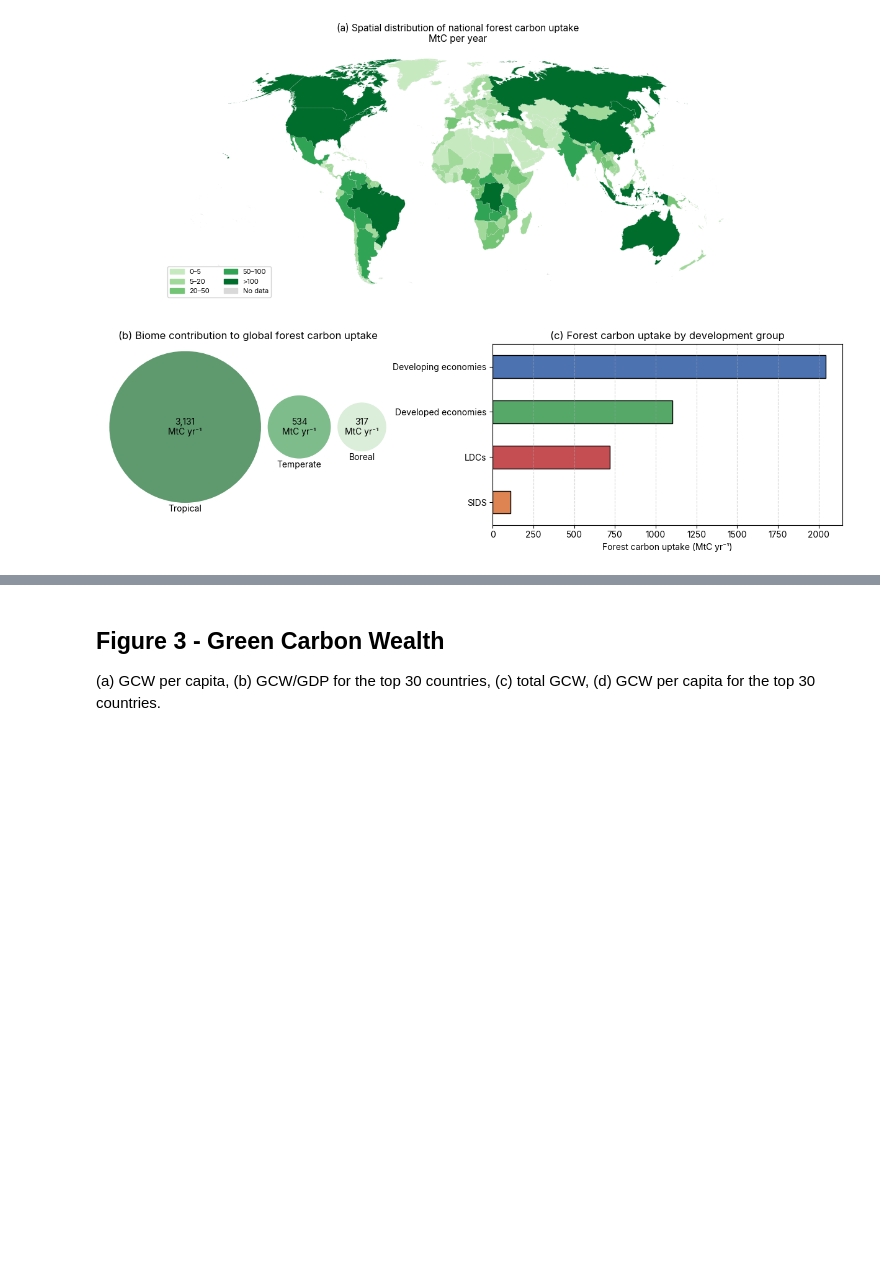
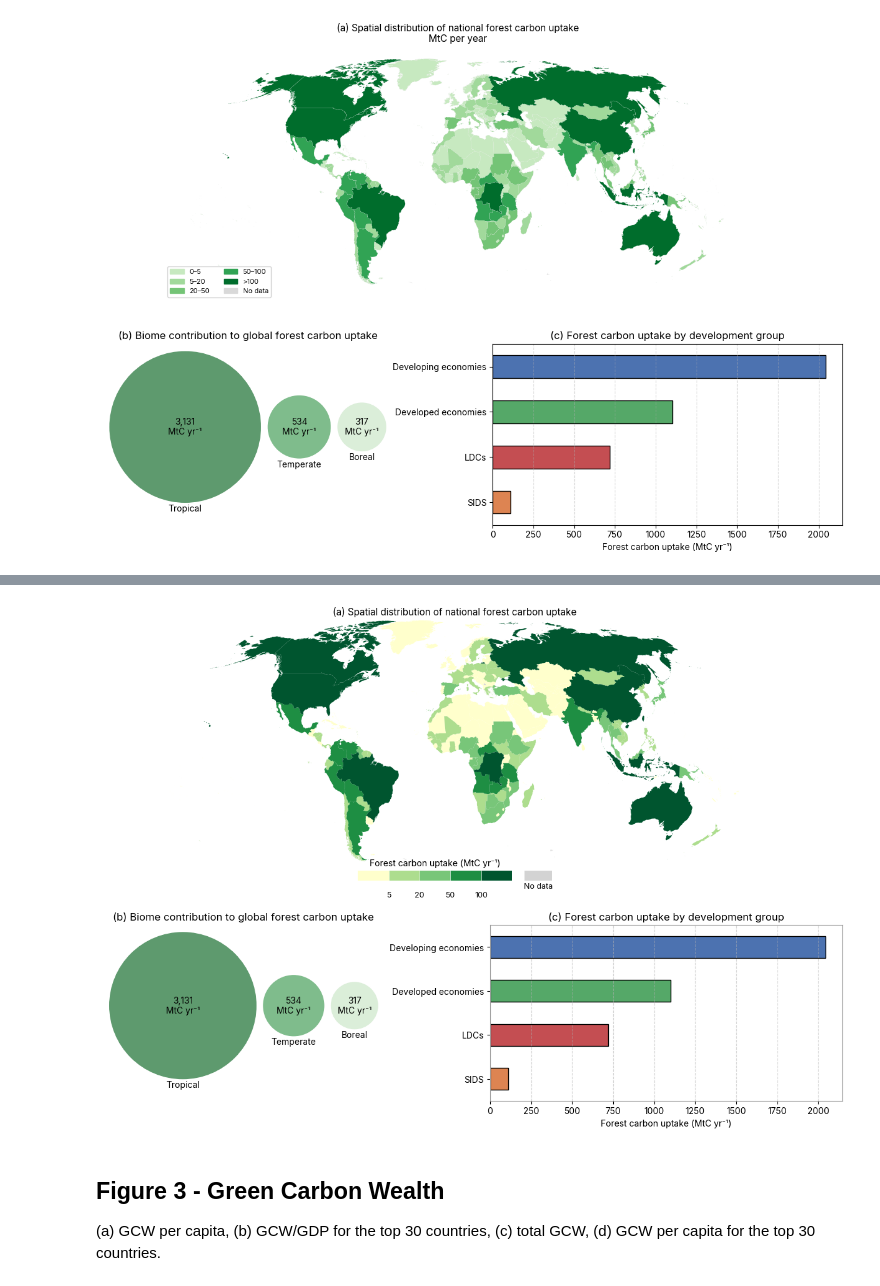
Before and after one commit to aurvl/ncw, a Jupyter notebook: notebooks/03_figures.ipynb, the cells around one changed output, grey strips where cells are left out. Cells and saved outputs as stored; diff of their text form; code cells hidden in the pictures; blank space fills up the shorter version.

```diff
--- a/notebooks/03_figures.ipynb
+++ b/notebooks/03_figures.ipynb
@@ -676,3 +678,91 @@ save(fig, "figure2")
 # %% [output]
 [skipped] figure2 not saved (SAVE_FIGURES = False)
 [figure]
+# %%
+# Figure 2 - same as above, with (a) drawn like the figure 1 map and grey spines on (c)
+from matplotlib.patches import Rectangle
+
+UPTAKE_BINS = [-np.inf, 5, 20, 50, 100, np.inf]
+UPTAKE_LABELS = ["0–5", "5–20", "20–50", "50–100", ">100"]
+UPTAKE_TICKS = ["5", "20", "50", "100"]          # inner bin edges, as on the figure 1 legend
+SPINE_GREY = "#9E9E9E"
+
+uptake_mtc = gcw.set_index("iso3")["uptake_tco2_yr_mean"] / CO2_PER_C / 1e6
+biome_area = pd.read_csv(SUMMARY / "forest_area_by_biome.csv").query("variant == 'excl_mangroves'")
+rates = pd.read_csv(SUMMARY / "biome_rates.csv").set_index("pan_biome")["rate_tc_ha_yr_mean"]
+biome_mtc = (biome_area.groupby("pan_biome")["area_ha"].sum() * rates / 1e6).sort_values(ascending=False)
+
+
+def segmented_legend(ax, seg_colors, ticks, title):
+    """Horizontal segmented legend with a separate 'No data' box (figure 1 style)."""
+    seg_w, bar_h, y0, gap, nd_w = 1.0, 0.45, 0.45, 0.40, 0.9
+    for i, color in enumerate(seg_colors):
+        ax.add_patch(Rectangle((i * seg_w, y0), seg_w, bar_h, facecolor=color, edgecolor="none"))
+    for x_sep in range(1, len(seg_colors)):
+        ax.axvline(x_sep, ymin=y0, ymax=y0 + bar_h, color="white", linewidth=0.5)
+    ax.set_xticks(range(1, len(seg_colors)))
+    ax.set_xticklabels(ticks, fontsize=9)
+    ax.tick_params(axis="x", length=0, pad=1)
+    no_data_x = len(seg_colors) * seg_w + gap
+    ax.add_patch(Rectangle((no_data_x, y0), nd_w, bar_h, facecolor=MISSING_COLOR, edgecolor="none"))
+    ax.text(no_data_x + nd_w / 2, y0 - 0.08, "No data", fontsize=9, ha="center", va="top")
+    ax.text(len(seg_colors) * seg_w / 2, 1.05, title, fontsize=10, ha="center", va="bottom")
+    ax.set_xlim(0, no_data_x + nd_w)
+    ax.set_ylim(0, 1)
+    ax.set_yticks([])
+    ax.set_facecolor("none")
+    for spine in ax.spines.values():
+        spine.set_visible(False)
+
+
+fig = plt.figure(figsize=(16, 10))
+grid = fig.add_gridspec(2, 2, height_ratios=[1.4, 1], hspace=0.28)
+
+# (a) map, figure 1 style: same palette, no borders, segmented legend below the map
+ax = fig.add_subplot(grid[0, :])
+uptake_data = world.merge(uptake_mtc.rename("value"), left_on="iso3", right_index=True, how="left")
+uptake_data["_cat"] = pd.cut(uptake_data["value"], bins=UPTAKE_BINS, labels=UPTAKE_LABELS).astype(object)
+uptake_data["_cat"] = uptake_data["_cat"].fillna(MISSING_LABEL)
+uptake_colors = {MISSING_LABEL: MISSING_COLOR} | {label: FOREST_CMAP(i) for i, label in enumerate(UPTAKE_LABELS)}
+for category in [MISSING_LABEL, *UPTAKE_LABELS]:
+    subset = uptake_data.loc[uptake_data["_cat"] == category]
+    if not subset.empty:
+        subset.plot(ax=ax, color=uptake_colors[category], edgecolor="none", linewidth=0.2)
+xmin, ymin, xmax, ymax = world.total_bounds
+ax.set_xlim(xmin, xmax)
+ax.set_ylim(ymin, ymax)
+ax.set_aspect("equal")
+ax.axis("off")
+ax.set_title("(a) Spatial distribution of national forest carbon uptake", fontsize=11)
+segmented_legend(ax.inset_axes([0.33, -0.10, 0.34, 0.09]),
+                 [uptake_colors[label] for label in UPTAKE_LABELS], UPTAKE_TICKS, "Forest carbon uptake (MtC yr⁻¹)")
+
+# (b) biome bubbles - unchanged
+ax = fig.add_subplot(grid[1, 0])
+x = 0.0
+for (biome, value), color in zip(biome_mtc.items(), ["#5e9a6e", "#7fbc8c", "#dbeed9"]):
+    radius = np.sqrt(value / biome_mtc.max())
+    x += radius
+    ax.add_patch(plt.Circle((x, 0), radius, color=color))
+    ax.text(x, 0, f"{value:,.0f}\nMtC yr⁻¹", ha="center", va="center")
+    ax.text(x, -radius - 0.12, biome.capitalize(), ha="center")
+    x += radius + 0.1
+ax.set_xlim(-0.1, x)
+ax.set_ylim(-1.3, 1.1)
+ax.set_aspect("equal")
+ax.set_axis_off()
+ax.set_title("(b) Biome contribution to global forest carbon uptake")
+
+# (c) development groups - unchanged except grey spines
+ax = fig.add_subplot(grid[1, 1])
+groups = uptake_mtc.groupby(gcw.set_index("iso3")["groups"]).sum().sort_values()
+groups.plot.barh(ax=ax, color=[GROUP_COLORS.get(g, "grey") for g in groups.index], edgecolor="black")
+ax.set_xlabel("Forest carbon uptake (MtC yr⁻¹)")
+ax.set_ylabel("")
+ax.grid(axis="x", linestyle="--", alpha=0.5)
+ax.set_title("(c) Forest carbon uptake by development group")
+for spine in ax.spines.values():
+    spine.set_color(SPINE_GREY)
+save(fig, "figure2")
+plt.show()
+# %% [output]
@@ -679,3 +770,4 @@ save(fig, "figure2")
+[figure, added]
 # %% [markdown]
 ## Figure 3 - Green Carbon Wealth
 
```
Also changed, not shown: parts of 3 cells of this notebook.
